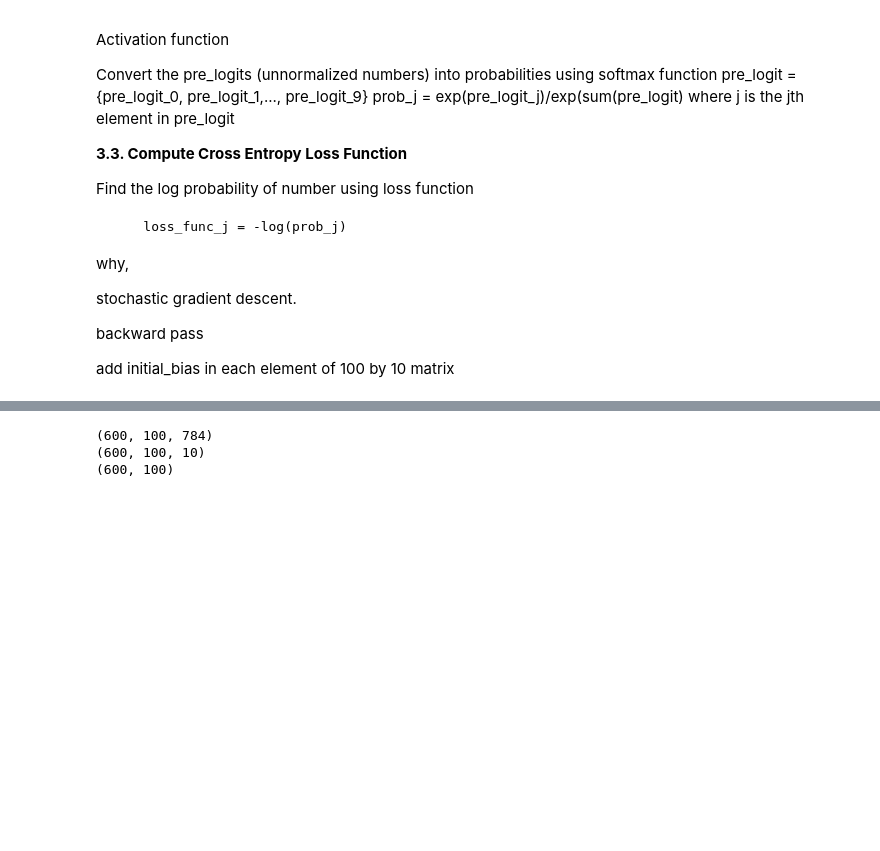
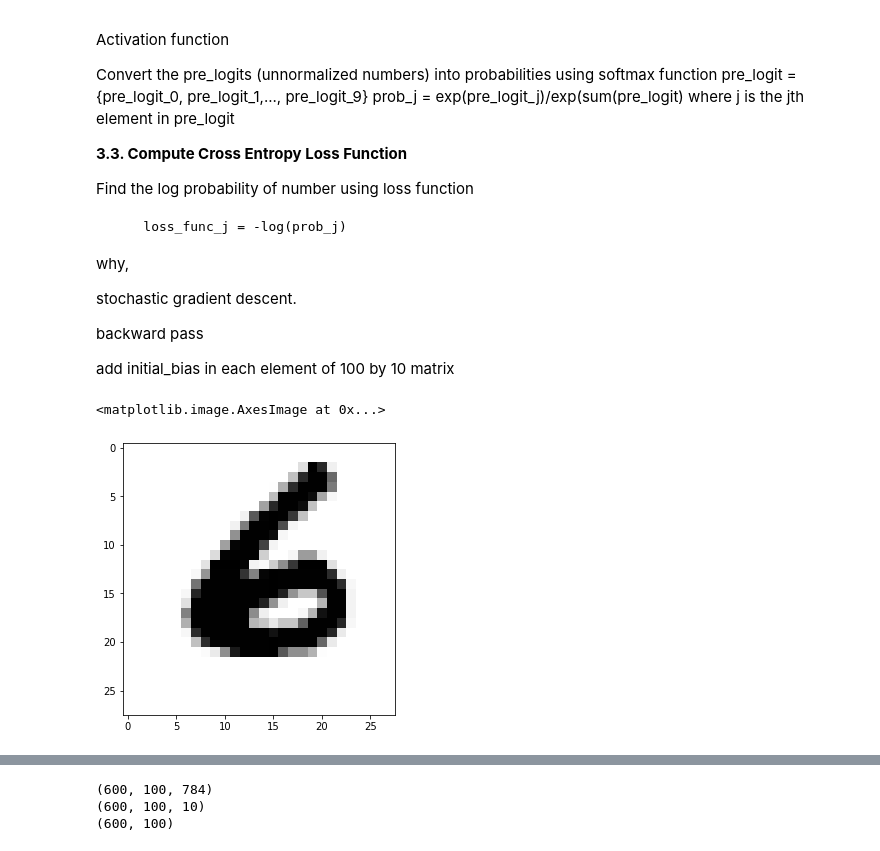
Before and after one commit to d-ghale/DataSciencePython, a Jupyter notebook: NN_from_scratch.ipynb, the cells around one changed output, grey strips where cells are left out. Saved outputs shown, nothing was run; the diff lists cells and outputs as text; code cells hidden in the pictures; blank space fills up the shorter version.

```diff
--- a/NN_from_scratch.ipynb
+++ b/NN_from_scratch.ipynb
@@ -100,0 +80,9 @@ dict(zip(unique, counts))
+# %%
+def plt_digit(x_data):
+    if x_data.shape[0] == 784:
+        x_data = x_data.reshape(28,28)
+    else:
+        x_data = x_data
+    plt.figure(figsize = (5,5))
+
+    return plt.imshow(x_data,cmap="Greys")
@@ -206,3 +211,18 @@ backward pass
 
 
 add initial_bias in each element of 100 by 10 matrix
+# %%
+# Shuffle x and y at once with the same order
+x_train_updated_shuff = x_train_updated[:]
+y_train_updated_shuff = y_train_updated[:]
+y_train_shuff = y_train[:]
+import random
+
+mapIndexPosition = list(zip(x_train_updated_shuff, y_train_updated_shuff, y_train_shuff))
+random.Random(111).shuffle(mapIndexPosition)
+x_train_updated_shuff, y_train_updated_shuff, y_train_shuff = zip(*mapIndexPosition)
+# %%
+plt_digit(x_train_updated_shuff[1])
+# %% [output]
+<matplotlib.image.AxesImage at 0x...>
+[figure, added]
```
Also changed, not shown: parts of 51 cells of this notebook.
